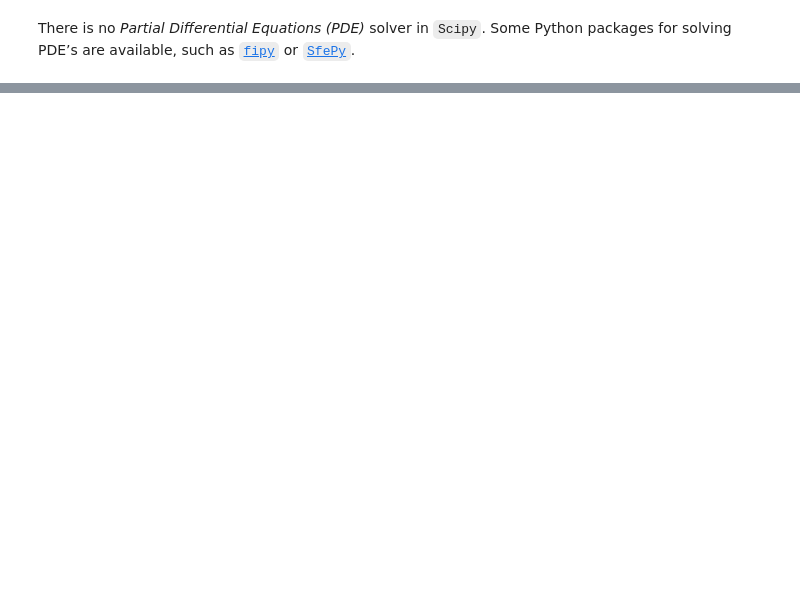
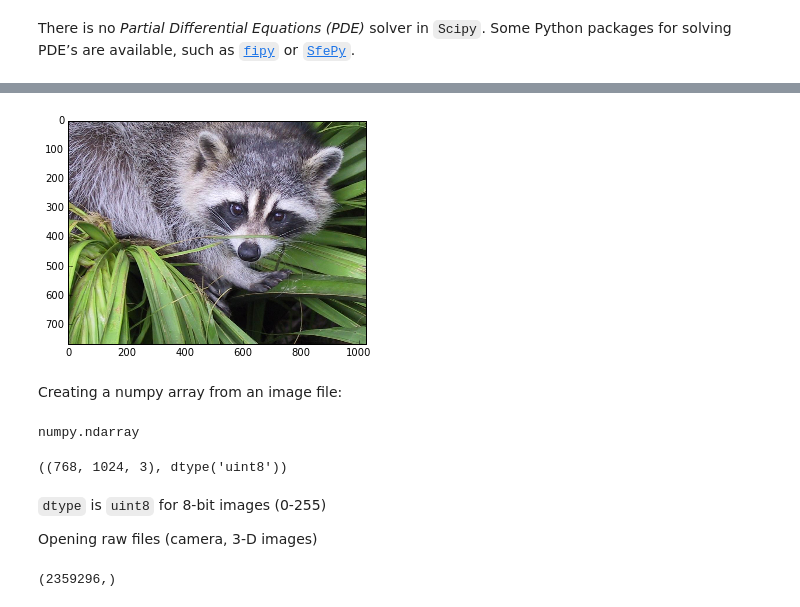
Before and after one commit to Jonathan-Adams2015/csci-2000-personal, a Jupyter notebook: scipy/scipy.ipynb, the cells around one changed output, grey strips where cells are left out. Cells and saved outputs as stored; diff of their text form; code cells hidden in the pictures; blank space fills up the shorter version.

```diff
--- a/scipy/scipy.ipynb
+++ b/scipy/scipy.ipynb
@@ -682,0 +698,30 @@ There is no _Partial Differential Equations (PDE)_ solver in `Scipy`. Some Pytho
+# %%
+from scipy import misc
+face = misc.face()
+misc.imsave('face.png', face) # uses the Image module (PIL)
+# %%
+plt.imshow(face)
+plt.show()
+# %% [output]
+[figure, added]
+# %% [markdown]
+Creating a numpy array from an image file:
+# %%
+face = misc.imread('face.png')
+type(face)
+# %% [output]
+numpy.ndarray
+# %%
+face.shape, face.dtype
+# %% [output]
+((768, 1024, 3), dtype('uint8'))
+# %% [markdown]
+`dtype` is `uint8` for 8-bit images (0-255)
+
+Opening raw files (camera, 3-D images)
+# %%
+face.tofile('face.raw') # Create raw file
+face_from_raw = np.fromfile('face.raw', dtype=np.uint8)
+face_from_raw.shape
+# %% [output]
+(2359296,)
```
Also changed, not shown: parts of 66 cells of this notebook.
